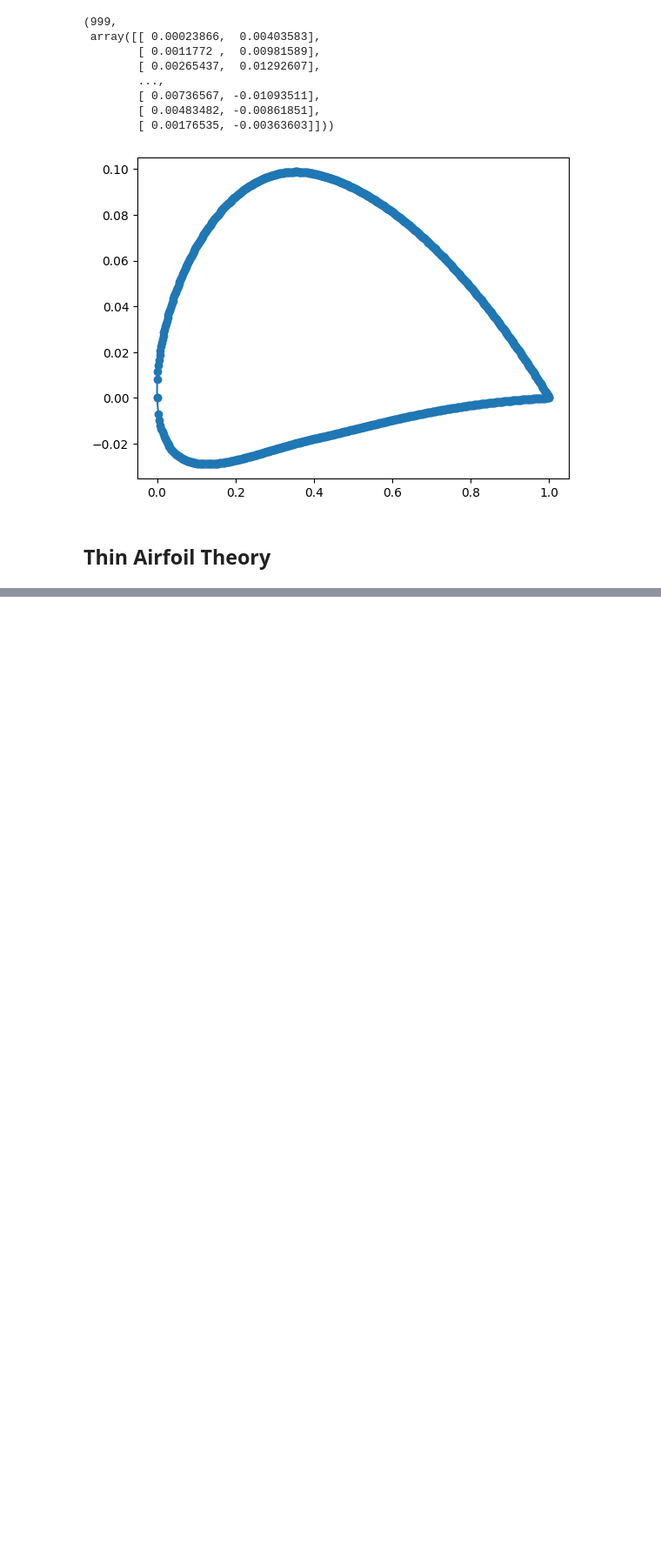
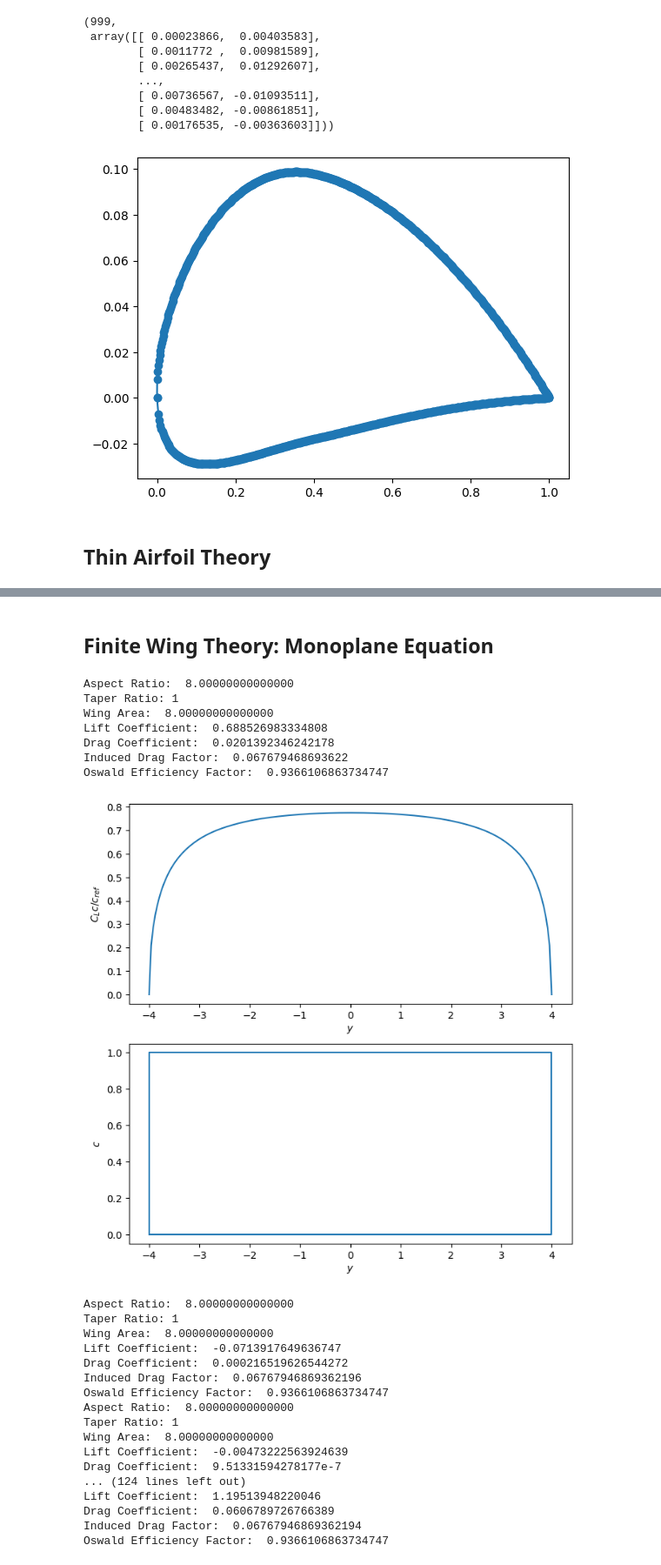
Before and after one commit to paramvirlobana/aerodynamics_project, a Jupyter notebook: aerodynamics_project.ipynb, the cells around one changed output, grey strips where cells are left out. Shown at 87% size. Cells and saved outputs as stored; diff of their text form; code cells hidden in the pictures; blank space fills up the shorter version.

Commit message:
Finite Wing Adition

```diff
--- a/aerodynamics_project.ipynb
+++ b/aerodynamics_project.ipynb
@@ -237,0 +221,2 @@ a, b, c = thin_airfoil(m, p, theta_input)
+# %% [markdown]
+## Finite Wing Theory: Monoplane Equation
@@ -237,0 +225,36 @@ a, b, c = thin_airfoil(m, p, theta_input)
+# %%
+# Define the input parameters
+b = 8  # Wingspan (m)
+c = 1  # Chord length as a function of spanwise location (m)
+alpha = 4  # Geometric angle of attack of the wing (deg)
+N = 20  # Number of terms in the expansion
+
+# Call the finite wing function
+finite_wing(b, c, alpha_lift_0, alpha, N, True);
+drag_polar(b, c, alpha_lift_0, N);
+# %% [output]
+Aspect Ratio:  8.00000000000000
+Taper Ratio: 1
+Wing Area:  8.00000000000000
+Lift Coefficient:  0.688526983334808
+Drag Coefficient:  0.0201392346242178
+Induced Drag Factor:  0.067679468693622
+Oswald Efficiency Factor:  0.9366106863734747
+[figure, added]
+Aspect Ratio:  8.00000000000000
+Taper Ratio: 1
+Wing Area:  8.00000000000000
+Lift Coefficient:  -0.0713917649636747
+Drag Coefficient:  0.000216519626544272
+Induced Drag Factor:  0.06767946869362196
+Oswald Efficiency Factor:  0.9366106863734747
+Aspect Ratio:  8.00000000000000
+Taper Ratio: 1
+Wing Area:  8.00000000000000
+Lift Coefficient:  -0.00473222563924639
+Drag Coefficient:  9.51331594278177e-7
+... (124 lines left out)
+Lift Coefficient:  1.19513948220046
+Drag Coefficient:  0.0606789726766389
+Induced Drag Factor:  0.06767946869362194
+Oswald Efficiency Factor:  0.9366106863734747
```
Also changed, not shown: parts of 6 cells of this notebook, 17 other files.
